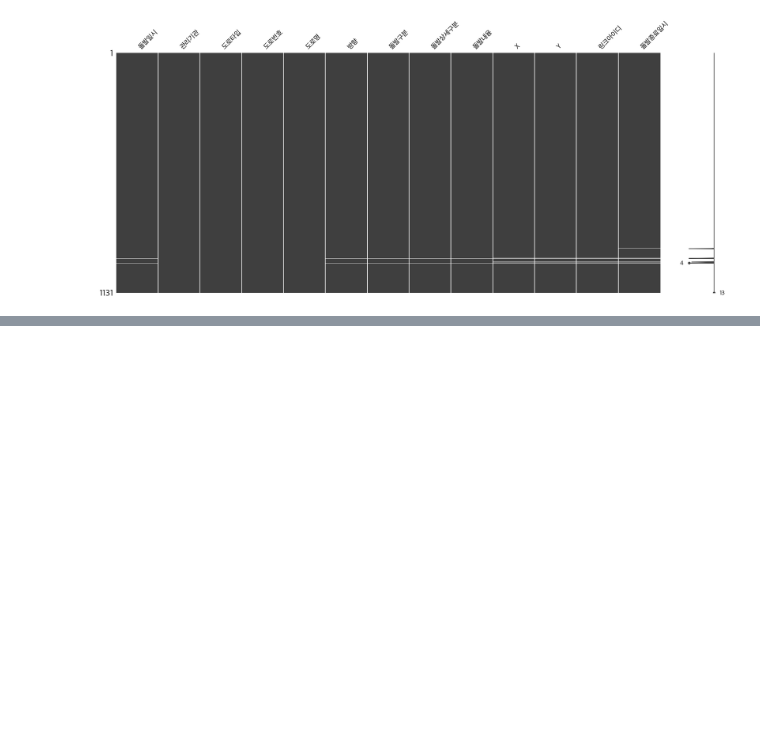
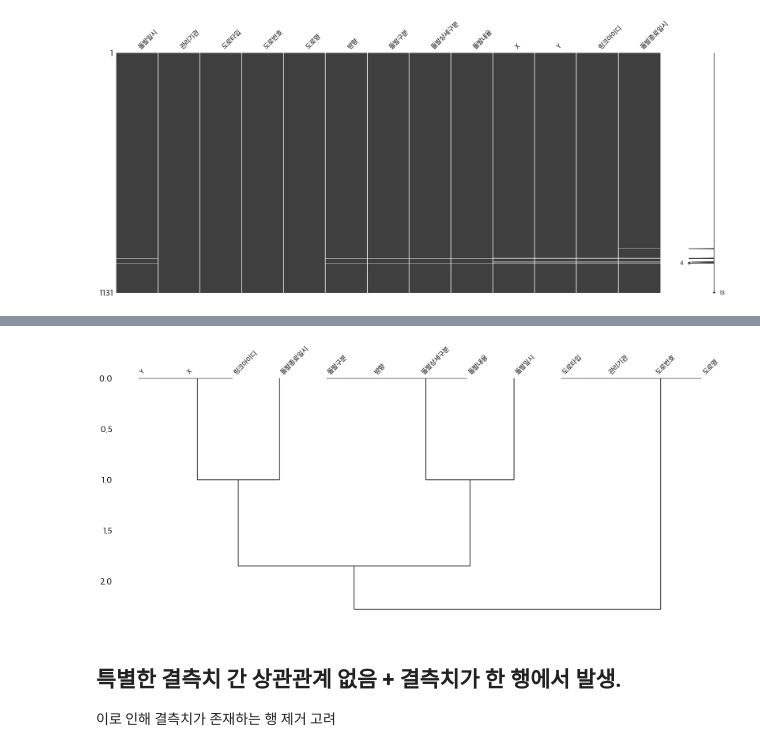
Before and after one commit to danawls/traffic_models, a Jupyter notebook: missing_data/finding/ITS-돌발/check.ipynb, the cells around one changed output, grey strips where cells are left out. Cells and saved outputs as stored; diff of their text form; code cells hidden in the pictures; blank space fills up the shorter version.

```diff
--- a/missing_data/finding/ITS-돌발/check.ipynb
+++ b/missing_data/finding/ITS-돌발/check.ipynb
@@ -60,0 +71,8 @@ plt.show()
+# %%
+msno.dendrogram(df)
+plt.show()
+# %% [output]
+[figure, added]
+# %% [markdown]
+## 특별한 결측치 간 상관관계 없음 + 결측치가 한 행에서 발생.
+이로 인해 결측치가 존재하는 행 제거 고려
```
Also changed, not shown: parts of 2 cells of this notebook, 5 other files.
